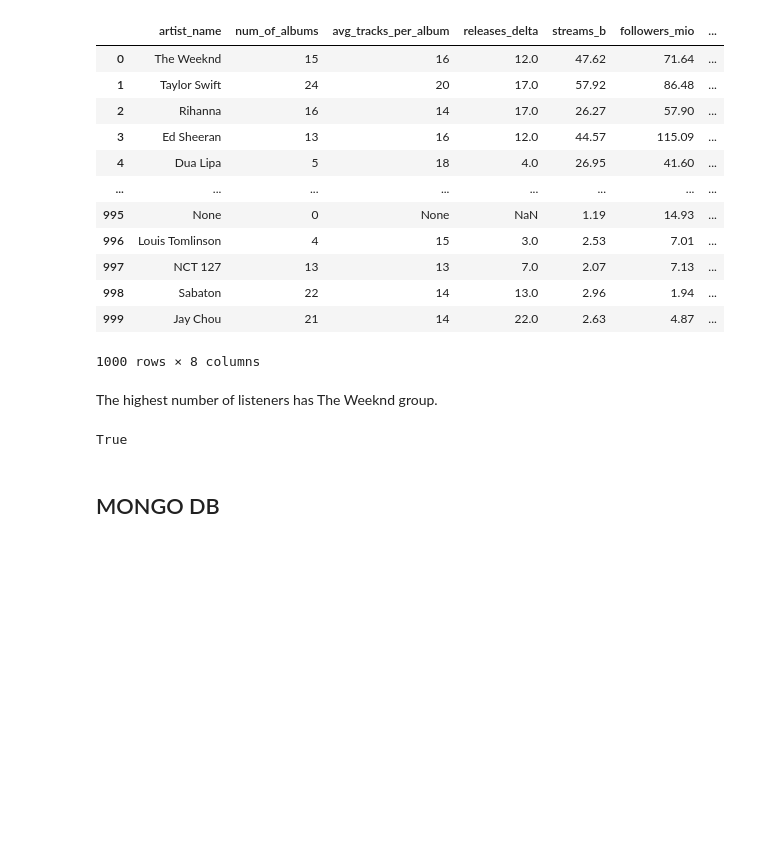
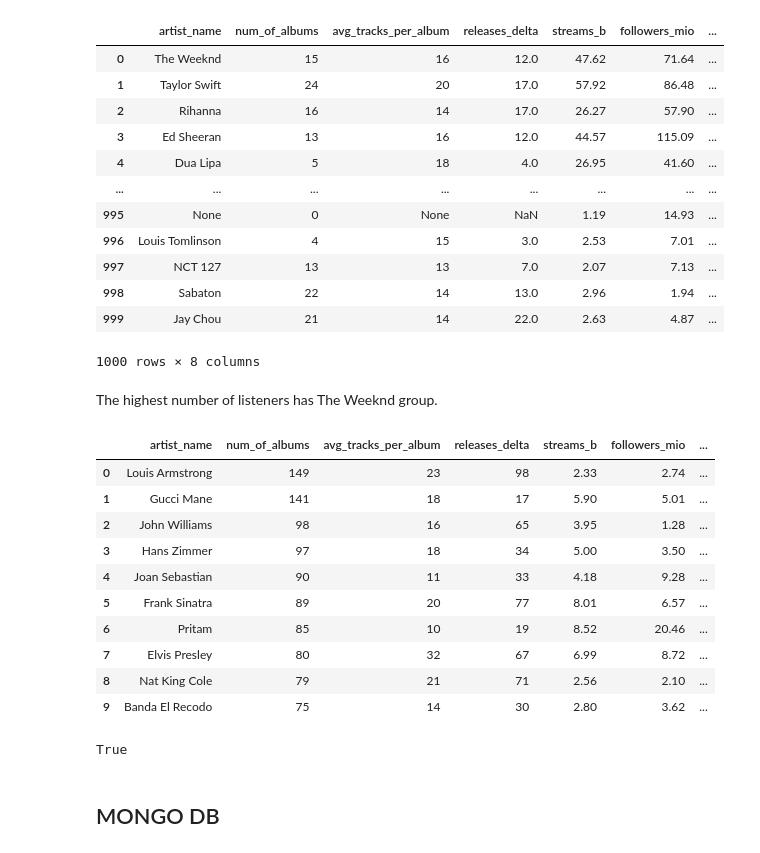
Before and after one commit to dekristi/Spotify_Project, a Jupyter notebook: Spotify_Project.ipynb, the cells around one changed output. Saved outputs shown, nothing was run; the diff lists cells and outputs as text; code cells hidden in the pictures; blank space fills up the shorter version.

```diff
--- a/Spotify_Project.ipynb
+++ b/Spotify_Project.ipynb
@@ -794,6 +794,46 @@ sql_df
 1000 rows × 8 columns
 # %% [markdown]
 The highest number of listeners has The Weeknd group.
+# %%
+sql_query = """SELECT albd.artist_name,
+                    count(albd.total_track) AS num_of_albums,
+                    round(avg(albd.total_track),0) AS avg_tracks_per_album,
+                    (YEAR(max(release_date)) - YEAR(min(release_date))) AS releases_delta,
+                    artd.streams_b,
+                    artd.followers_mio,
+                    artd.listeners_mio,
+                    artd.scoring
+            FROM artists_album_data as albd
+                RIGHT JOIN artists_playlist as artd
+                ON albd.artist_name=artd.artist
+            GROUP BY albd.artist_name,
+                    artd.streams_b,
+                    artd.followers_mio,
+                    artd.listeners_mio,
+                    artd.scoring
+            ORDER BY count(albd.total_track) DESC
+            LIMIT 10"""
+
+cursor.execute(sql_query)
+
+rows = cursor.fetchall()
+
+sql_df = pd.DataFrame(rows, columns=['artist_name', 'num_of_albums', 'avg_tracks_per_album', 'releases_delta', 'streams_b',
+                                     'followers_mio', 'listeners_mio', 'scoring'])
+
+sql_df
+# %% [output]
+|  | artist_name | num_of_albums | avg_tracks_per_album | releases_delta | streams_b | followers_mio | ... |
+| 0 | Louis Armstrong | 149 | 23 | 98 | 2.33 | 2.74 | ... |
+| 1 | Gucci Mane | 141 | 18 | 17 | 5.90 | 5.01 | ... |
+| 2 | John Williams | 98 | 16 | 65 | 3.95 | 1.28 | ... |
+| 3 | Hans Zimmer | 97 | 18 | 34 | 5.00 | 3.50 | ... |
+| 4 | Joan Sebastian | 90 | 11 | 33 | 4.18 | 9.28 | ... |
+| 5 | Frank Sinatra | 89 | 20 | 77 | 8.01 | 6.57 | ... |
+| 6 | Pritam | 85 | 10 | 19 | 8.52 | 20.46 | ... |
+| 7 | Elvis Presley | 80 | 32 | 67 | 6.99 | 8.72 | ... |
+| 8 | Nat King Cole | 79 | 21 | 71 | 2.56 | 2.10 | ... |
+| 9 | Banda El Recodo | 75 | 14 | 30 | 2.80 | 3.62 | ... |
 # %%
 cursor.close()
 # %% [output]
```
